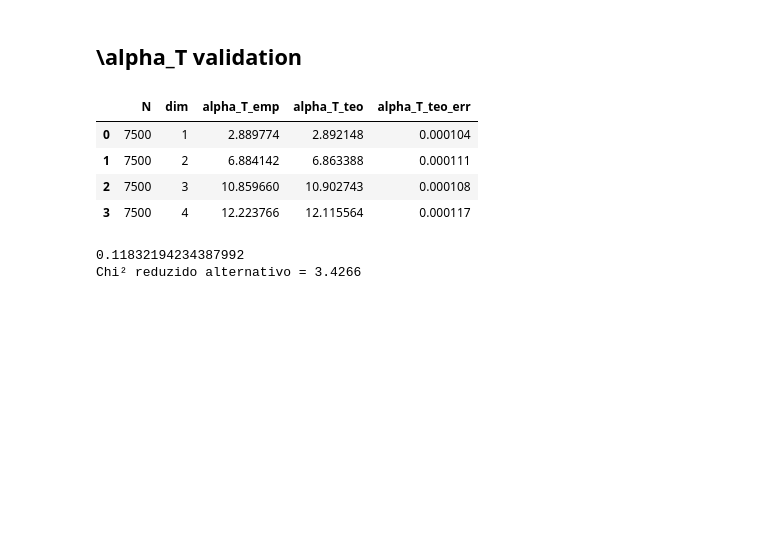
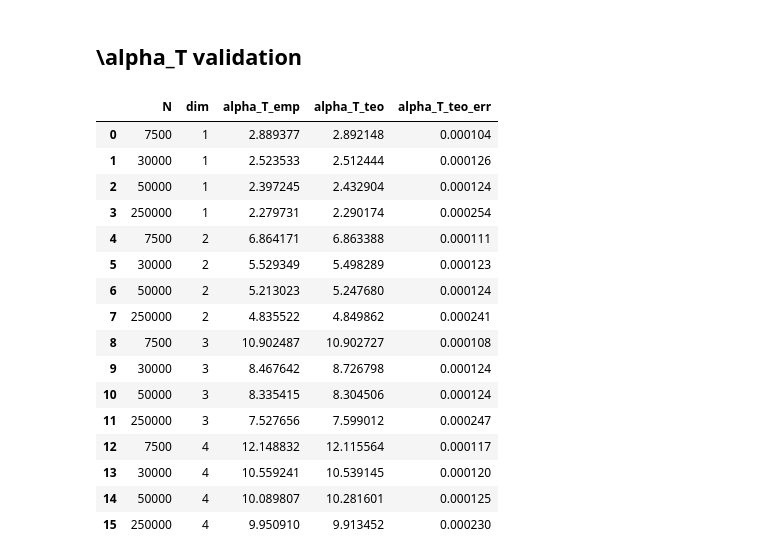
Before and after one commit to JuniorAlencar/SpatialPreferential, a Jupyter notebook: scripts/jupyter/properties.ipynb, the cells around one changed output. Cells and saved outputs as stored; diff of their text form; code cells hidden in the pictures; blank space fills up the shorter version.

```diff
--- a/scripts/jupyter/properties.ipynb
+++ b/scripts/jupyter/properties.ipynb
@@ -1394,7 +1394,7 @@ count = 0
 
 #labelsize = plt.rcParams['xtick.labelsize']
 #n_my = 120000
-n_my = 400000
+n_my = 5000
 for d in dimensions:
 
     df_d = df_int[df_int["dim"] == d]
@@ -1430,0 +1626,7 @@ for d in dimensions:
+# %%
+dim = [1,2,3,4]
+for d in dimensions:
+    df_d = df[(df["N"]==5000) & (df["alpha_g"]==2.0) & (df["dim"]==d)]
+    plt.plot(df_d["alpha_a"],df_d["ass_coeff_mean"],'o', label=f'd = {d}')
+plt.hlines(y=0, xmin=0.0, xmax=15.5)
+plt.show()
@@ -1543,7 +1747,7 @@ plt.show()
 # %% [markdown]
 ## \alpha_T validation
 # %%
-N_val = [7500]
+N_val = [7500, 30000, 50000, 250000]
 parms_validation = {"N":[], "dim":[], "alpha_T_emp":[], "alpha_T_teo":[], "alpha_T_teo_err":[]}
 dimensions = [1,2,3,4]
 
@@ -1584,51 +1788,46 @@ for d in dimensions:
     color = cmap(norm(d))
 
     df_d = df_int[df_int["dim"] == d]
     N_vals = df_d["N"].values
     alpha_vals = df_d["alpha_intercept"].values
     N_vals = np.log(np.array(N_vals))
 
     nvalues, alpha_inf = N_vals, alpha_vals
     ax.plot(nvalues, alpha_inf, marker=markers[d],
             color='none', markeredgecolor=colors[d], markersize=markersize, mew=mew)
 
     initial_guess = [2., 100, .5]
     standard_error = 1 / np.sqrt(N*N_s)
     popt, pcov = curve_fit(model_exp, nvalues, alpha_inf, p0=initial_guess,
                            absolute_sigma=True, sigma=standard_error, method='lm', maxfev=10000)
 
     for n in N_val:
         alpha_t = model_exp(np.log(n), *popt)
         grad = model_exp_gradient(np.log(n), *popt)
 
         # erro estimado via propagação
         alpha_t_error = np.sqrt(grad @ pcov @ grad.T)
 
         parms_validation["alpha_T_teo"].append(alpha_t)
         parms_validation["alpha_T_teo_err"].append(alpha_t_error)
 
 df_val = pd.DataFrame(data=parms_validation)
 df_val
 # %% [output]
 |  | N | dim | alpha_T_emp | alpha_T_teo | alpha_T_teo_err |
-| 0 | 7500 | 1 | 2.889774 | 2.892148 | 0.000104 |
-| 1 | 7500 | 2 | 6.884142 | 6.863388 | 0.000111 |
-| 2 | 7500 | 3 | 10.859660 | 10.902743 | 0.000108 |
-| 3 | 7500 | 4 | 12.223766 | 12.115564 | 0.000117 |
+| 0 | 7500 | 1 | 2.889377 | 2.892148 | 0.000104 |
+| 1 | 30000 | 1 | 2.523533 | 2.512444 | 0.000126 |
+| 2 | 50000 | 1 | 2.397245 | 2.432904 | 0.000124 |
+| 3 | 250000 | 1 | 2.279731 | 2.290174 | 0.000254 |
+| 4 | 7500 | 2 | 6.864171 | 6.863388 | 0.000111 |
+| 5 | 30000 | 2 | 5.529349 | 5.498289 | 0.000123 |
+| 6 | 50000 | 2 | 5.213023 | 5.247680 | 0.000124 |
+| 7 | 250000 | 2 | 4.835522 | 4.849862 | 0.000241 |
+| 8 | 7500 | 3 | 10.902487 | 10.902727 | 0.000108 |
+| 9 | 30000 | 3 | 8.467642 | 8.726798 | 0.000124 |
+| 10 | 50000 | 3 | 8.335415 | 8.304506 | 0.000124 |
+| 11 | 250000 | 3 | 7.527656 | 7.599012 | 0.000247 |
+| 12 | 7500 | 4 | 12.148832 | 12.115564 | 0.000117 |
+| 13 | 30000 | 4 | 10.559241 | 10.539145 | 0.000120 |
+| 14 | 50000 | 4 | 10.089807 | 10.281601 | 0.000125 |
+| 15 | 250000 | 4 | 9.950910 | 9.913452 | 0.000230 |
-# %%
-df_val["sigma_empirico"] = 0.003 * df_val["alpha_T_emp"]  # 0.3%
-df_val["sigma_total"] = np.sqrt(df_val["alpha_T_teo_err"]**2 + df_val["sigma_empirico"]**2)
-df_val["residuo"] = df_val["alpha_T_emp"] - df_val["alpha_T_teo"]
-sigma_res = df_val["residuo"].std()
-
-df_val["chi2_contrib_alt"] = (df_val["residuo"] / sigma_res)**2
-chi2_red_alt = df_val["chi2_contrib_alt"].sum() / (len(df_val) - 3)
-res_std = df_val["residuo"].std()
-escala = np.sqrt(chi2_red_alt)  # para normalizar a variância
-erro_reescalado = escala * res_std
-print(erro_reescalado)
-
-print(f"Chi² reduzido alternativo = {chi2_red_alt:.4f}")
-# %% [output]
-0.11832194234387992
-Chi² reduzido alternativo = 3.4266
```
Also changed, not shown: parts of 7 cells of this notebook, 10 other files.
